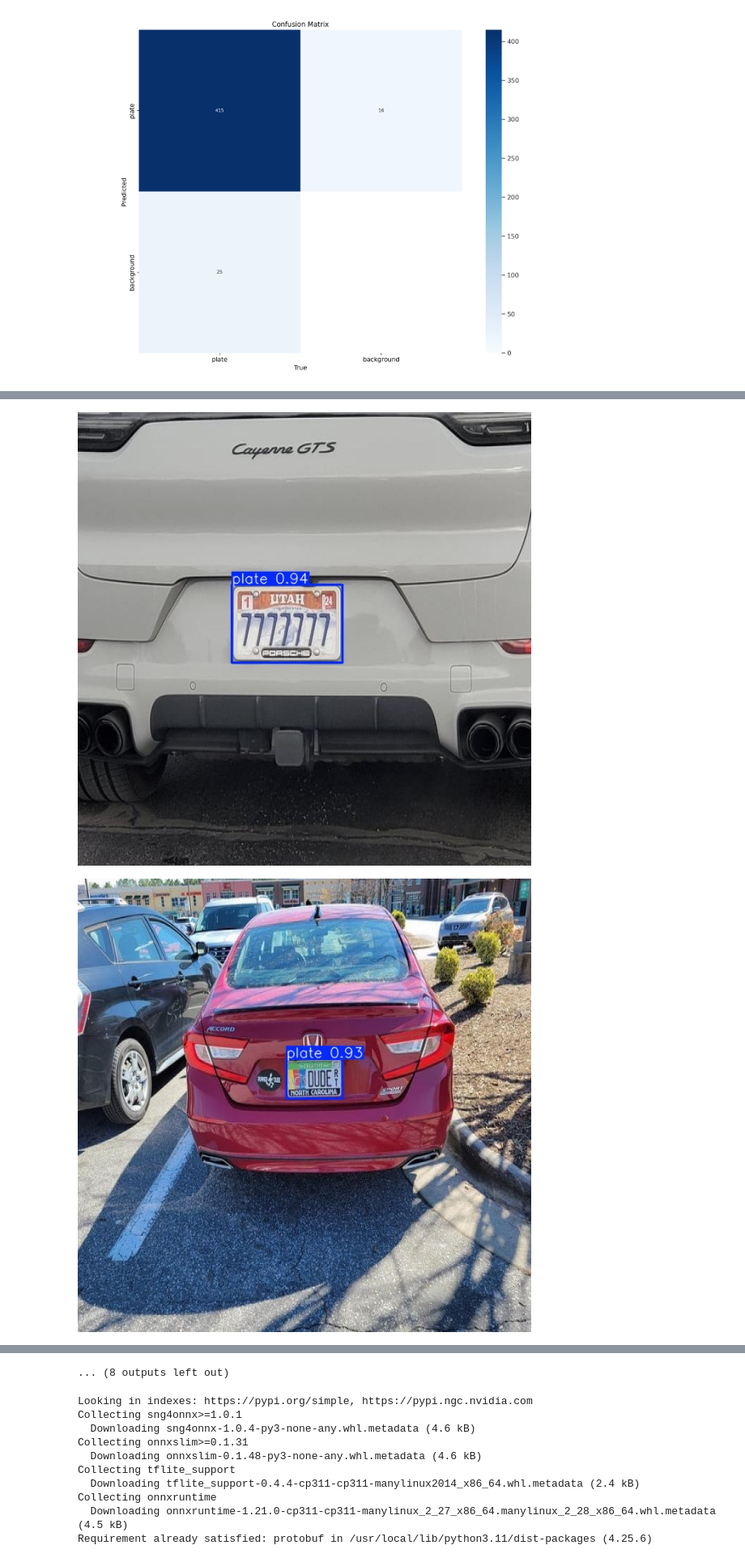
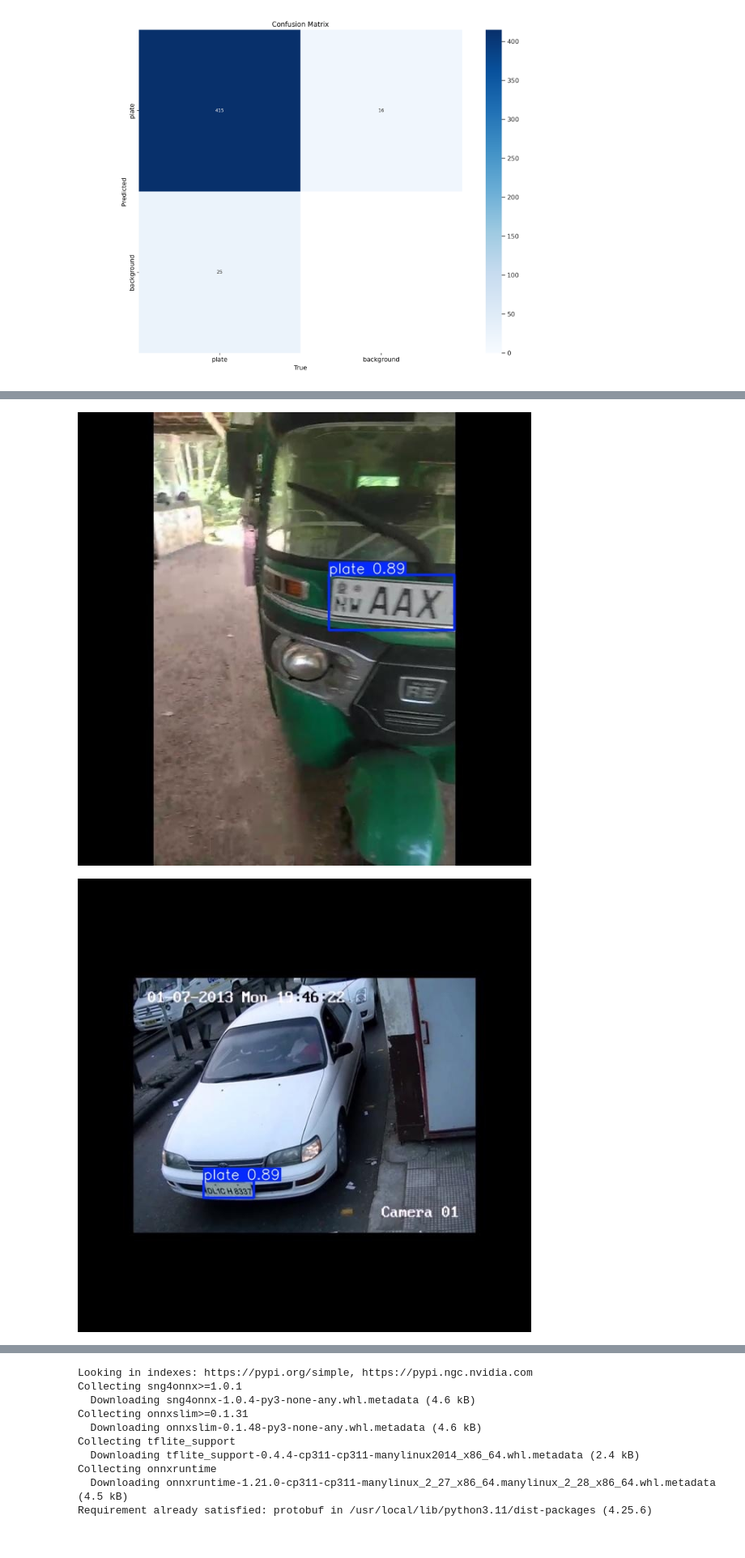
Before and after one commit to dilshan-49/ParkSense, a Jupyter notebook: Licence_Plate_Detection_YOLO_V8.ipynb, the cells around one changed output, grey strips where cells are left out. Shown at 81% size. Cells and saved outputs as stored; diff of their text form; code cells hidden in the pictures.

Commit message:
fine tuned model locally. test results in output folder

```diff
--- a/Licence_Plate_Detection_YOLO_V8.ipynb
+++ b/Licence_Plate_Detection_YOLO_V8.ipynb
@@ -147,7 +66,7 @@ Results saved to runs/detect/predict
 # %%
 import glob
 from IPython.display import Image, display
-for image_path in glob.glob('/content/runs/detect/predict/*.jpg')[:20]:
+for image_path in glob.glob('runs/detect/predict/*.jpg'):
   display(Image(filename=image_path, width=600))
   print("\n")
 # %% [output]
@@ -157,2 +76,2 @@ for image_path in glob.glob('/content/runs/detect/predict/*.jpg')[:20]:
-[figure, old version]
+[figure, new version]
-[figure, old version]
+[figure, new version]
@@ -166,2 +83 @@ for image_path in glob.glob('/content/runs/detect/predict/*.jpg')[:20]:
-... (8 outputs left out)
 # %%
```
Also changed, not shown: parts of 14 cells of this notebook, 13 other files.
